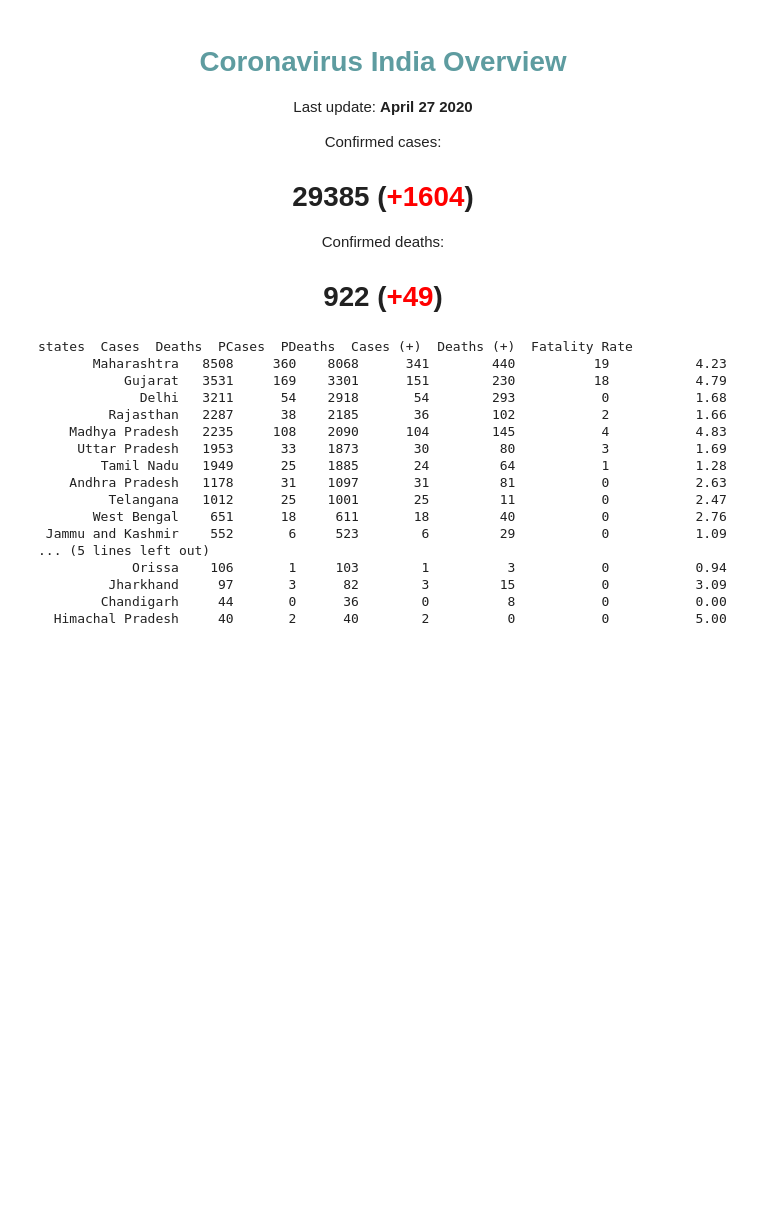
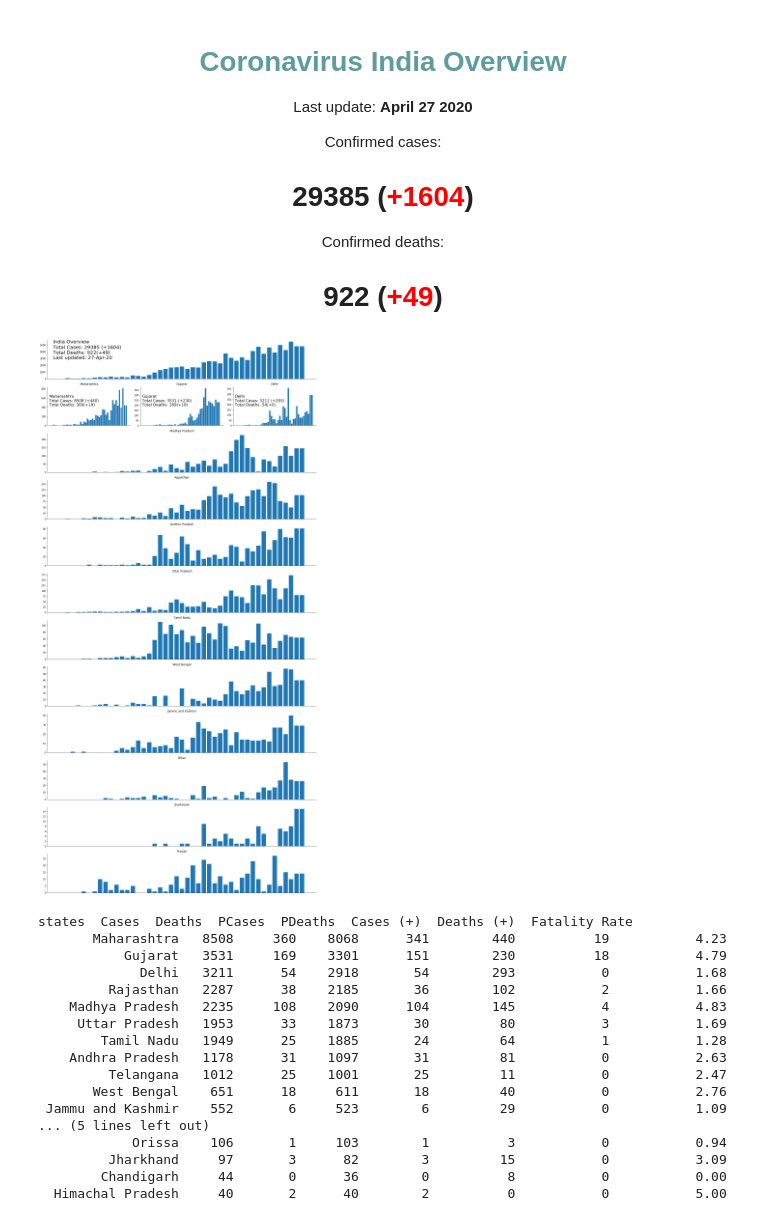
Before and after one commit to 4722794/blagueblog, a Jupyter notebook: _notebooks/2020-03-21-rahulexp.ipynb, the cells around one changed output. Cells and saved outputs as stored; diff of their text form; code cells hidden in the pictures; blank space fills up the shorter version.

```diff
--- a/_notebooks/2020-03-21-rahulexp.ipynb
+++ b/_notebooks/2020-03-21-rahulexp.ipynb
@@ -213,6 +213,81 @@ Confirmed cases:
 29385 (+1604)
 Confirmed deaths:
 922 (+49)
+# %%
+df = dft_ct_new_cases
+df.loc['Total'] = df.sum()
+n = 10
+ax = []
+fig = plt.figure(constrained_layout=True, figsize = (16,32))
+gs = fig.add_gridspec(n+2, 3)
+# gs = fig.add_gridspec(2, 3)
+ax1 = fig.add_subplot(gs[0, :])
+ef = df.loc['Total'].reset_index()
+ax1.bar(ef.date, ef.Total)
+ax1.xaxis.set_major_locator(mdates.WeekdayLocator())
+ax1.xaxis.set_major_formatter(mdates.DateFormatter('%b %d'))
+textstr = '\n'.join((
+f"India Overview",
+f"Total Cases: {summary['Cases']} (+{summary['Cases (+)']})",
+f"Total Deaths: {summary['Deaths']}(+{summary['Deaths (+)']})",
+f"Last updated: {dt_today}"
+))
+ax1.text(0.02, 0.50, textstr,transform = ax1.transAxes, fontsize = 20);
+
+
+ax2 = fig.add_subplot(gs[1,0])
+ef = df.loc['Maharashtra'].reset_index()
+ax2.bar(ef.date, ef.Maharashtra)
+ax2.set_title('Maharashtra')
+ax2.xaxis.set_major_locator(mdates.WeekdayLocator())
+ax2.xaxis.set_major_formatter(mdates.DateFormatter('%b %d'))
+textstr = '\n'.join((
+f"Maharashtra",
+f"Total Cases: {summary['MH Cases']} (+{summary['MH Cases (+)']})",
+f"Total Deaths: {summary['MH Deaths']}(+{summary['MH Deaths (+)']})"
+))
+ax2.text(0.02, 0.50, textstr,transform = ax2.transAxes, fontsize = 16);
+
+
+ax3 = fig.add_subplot(gs[1,1])
+ef = df.loc['Gujarat'].reset_index()
+ax3.bar(ef.date, ef.Gujarat)
+ax3.set_title('Gujarat')
+ax3.xaxis.set_major_locator(mdates.WeekdayLocator())
+ax3.xaxis.set_major_formatter(mdates.DateFormatter('%b %d'))
+textstr = '\n'.join((
+f"Gujarat",
+f"Total Cases: {summary['GUJ Cases']} (+{summary['GUJ Cases (+)']})",
+f"Total Deaths: {summary['GUJ Deaths']}(+{summary['GUJ Deaths (+)']})"
+))
+ax3.text(0.02, 0.50, textstr,transform = ax3.transAxes, fontsize = 16);
+
+ax4 = fig.add_subplot(gs[1,2])
+ef = df.loc['Delhi'].reset_index()
+ax4.bar(ef.date, ef.Delhi)
+ax4.set_title('Delhi')
+ax4.xaxis.set_major_locator(mdates.WeekdayLocator())
+ax4.xaxis.set_major_formatter(mdates.DateFormatter('%b %d'))
+textstr = '\n'.join((
+f"Delhi",
+f"Total Cases: {summary['DEL Cases']} (+{summary['DEL Cases (+)']})",
+f"Total Deaths: {summary['DEL Deaths']}(+{summary['DEL Deaths (+)']})"
+))
+ax4.text(0.02, 0.50, textstr,transform = ax4.transAxes, fontsize = 16);
+
+for i in range(n):
+
+    ax.append(fig.add_subplot(gs[i+2,:]))
+    ef = df.iloc[i+3].reset_index()
+    ax[i].bar(ef.date,ef.iloc[:,-1])
+    ax[i].set_title(f'{ef.columns.values[-1]}')
+    ax[i].xaxis.set_major_locator(mdates.WeekdayLocator())
+    ax[i].xaxis.set_major_formatter(mdates.DateFormatter('%b %d'))
+
+
+sns.despine()
+# %% [output]
+[figure, added]
 # %%
 #hide_input
 print(df_table.head(20).to_string(index=False))
```
Also changed, not shown: parts of 1 cell of this notebook.
